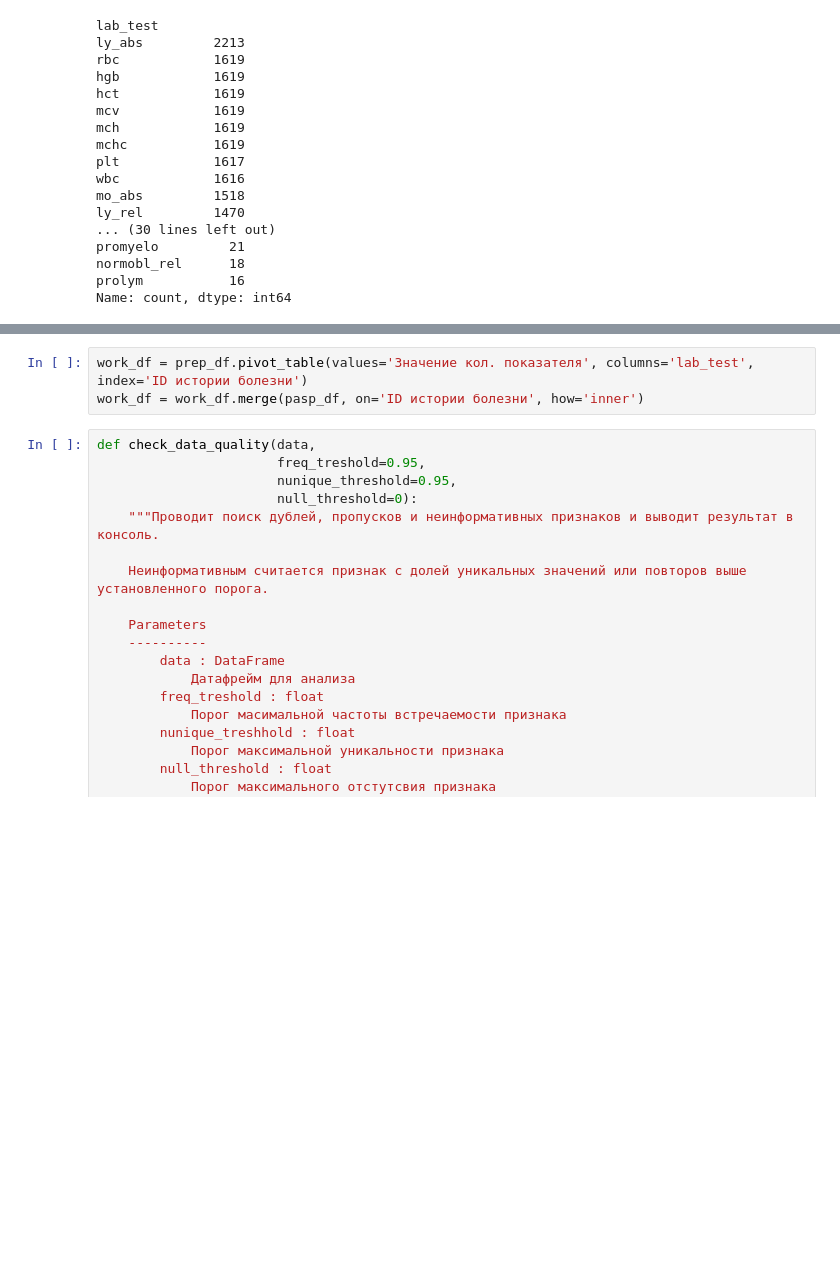
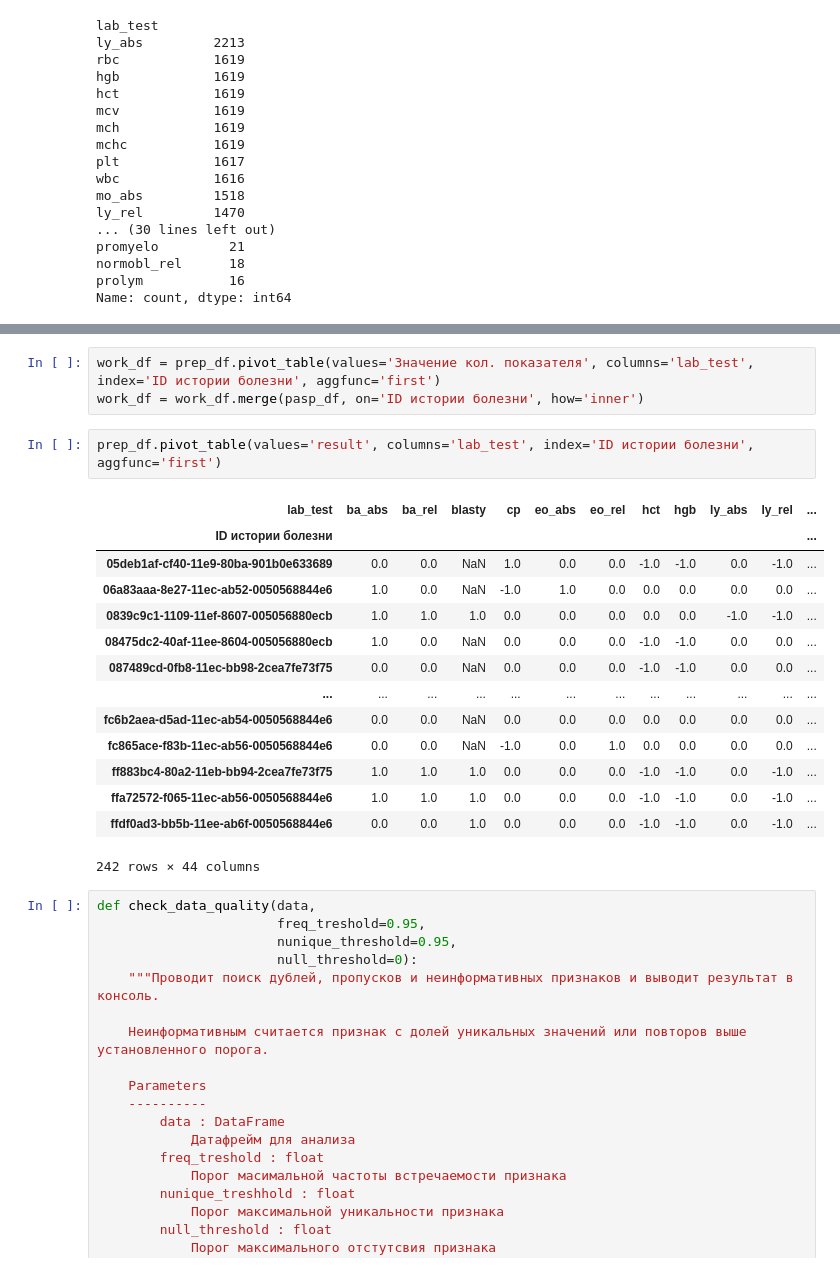
Before and after one commit to Lexislex/SF_hack_task_1, a Jupyter notebook: alexey.ipynb, the cells around one changed output, grey strips where cells are left out. Drawn from its saved outputs; the diff is of its cells as text; blank space fills up the shorter version.

```diff
--- a/alexey.ipynb
+++ b/alexey.ipynb
@@ -167,6 +299,23 @@ ValueError: could not convert string to float: '_'
 # %%
-work_df = prep_df.pivot_table(values='Значение кол. показателя', columns='lab_test', index='ID истории болезни')
+work_df = prep_df.pivot_table(values='Значение кол. показателя', columns='lab_test', index='ID истории болезни', aggfunc='first')
 work_df = work_df.merge(pasp_df, on='ID истории болезни', how='inner')
+# %%
+prep_df.pivot_table(values='result', columns='lab_test', index='ID истории болезни', aggfunc='first')
+# %% [output]
+| lab_test | ba_abs | ba_rel | blasty | cp | eo_abs | eo_rel | hct | hgb | ly_abs | ly_rel | ... |
+| ID истории болезни |  |  |  |  |  |  |  |  |  |  | ... |
+| 05deb1af-cf40-11e9-80ba-901b0e633689 | 0.0 | 0.0 | NaN | 1.0 | 0.0 | 0.0 | -1.0 | -1.0 | 0.0 | -1.0 | ... |
+| 06a83aaa-8e27-11ec-ab52-0050568844e6 | 1.0 | 0.0 | NaN | -1.0 | 1.0 | 0.0 | 0.0 | 0.0 | 0.0 | 0.0 | ... |
+| 0839c9c1-1109-11ef-8607-005056880ecb | 1.0 | 1.0 | 1.0 | 0.0 | 0.0 | 0.0 | 0.0 | 0.0 | -1.0 | -1.0 | ... |
+| 08475dc2-40af-11ee-8604-005056880ecb | 1.0 | 0.0 | NaN | 0.0 | 0.0 | 0.0 | -1.0 | -1.0 | 0.0 | 0.0 | ... |
+| 087489cd-0fb8-11ec-bb98-2cea7fe73f75 | 0.0 | 0.0 | NaN | 0.0 | 0.0 | 0.0 | -1.0 | -1.0 | 0.0 | 0.0 | ... |
+| ... | ... | ... | ... | ... | ... | ... | ... | ... | ... | ... | ... |
+| fc6b2aea-d5ad-11ec-ab54-0050568844e6 | 0.0 | 0.0 | NaN | 0.0 | 0.0 | 0.0 | 0.0 | 0.0 | 0.0 | 0.0 | ... |
+| fc865ace-f83b-11ec-ab56-0050568844e6 | 0.0 | 0.0 | NaN | -1.0 | 0.0 | 1.0 | 0.0 | 0.0 | 0.0 | 0.0 | ... |
+| ff883bc4-80a2-11eb-bb94-2cea7fe73f75 | 1.0 | 1.0 | 1.0 | 0.0 | 0.0 | 0.0 | -1.0 | -1.0 | 0.0 | -1.0 | ... |
+| ffa72572-f065-11ec-ab56-0050568844e6 | 1.0 | 1.0 | 1.0 | 0.0 | 0.0 | 0.0 | -1.0 | -1.0 | 0.0 | -1.0 | ... |
+| ffdf0ad3-bb5b-11ee-ab6f-0050568844e6 | 0.0 | 0.0 | 1.0 | 0.0 | 0.0 | 0.0 | -1.0 | -1.0 | 0.0 | -1.0 | ... |
+242 rows × 44 columns
 # %%
 def check_data_quality(data,
                        freq_treshold=0.95,
```
Also changed, not shown: parts of 12 cells of this notebook.
